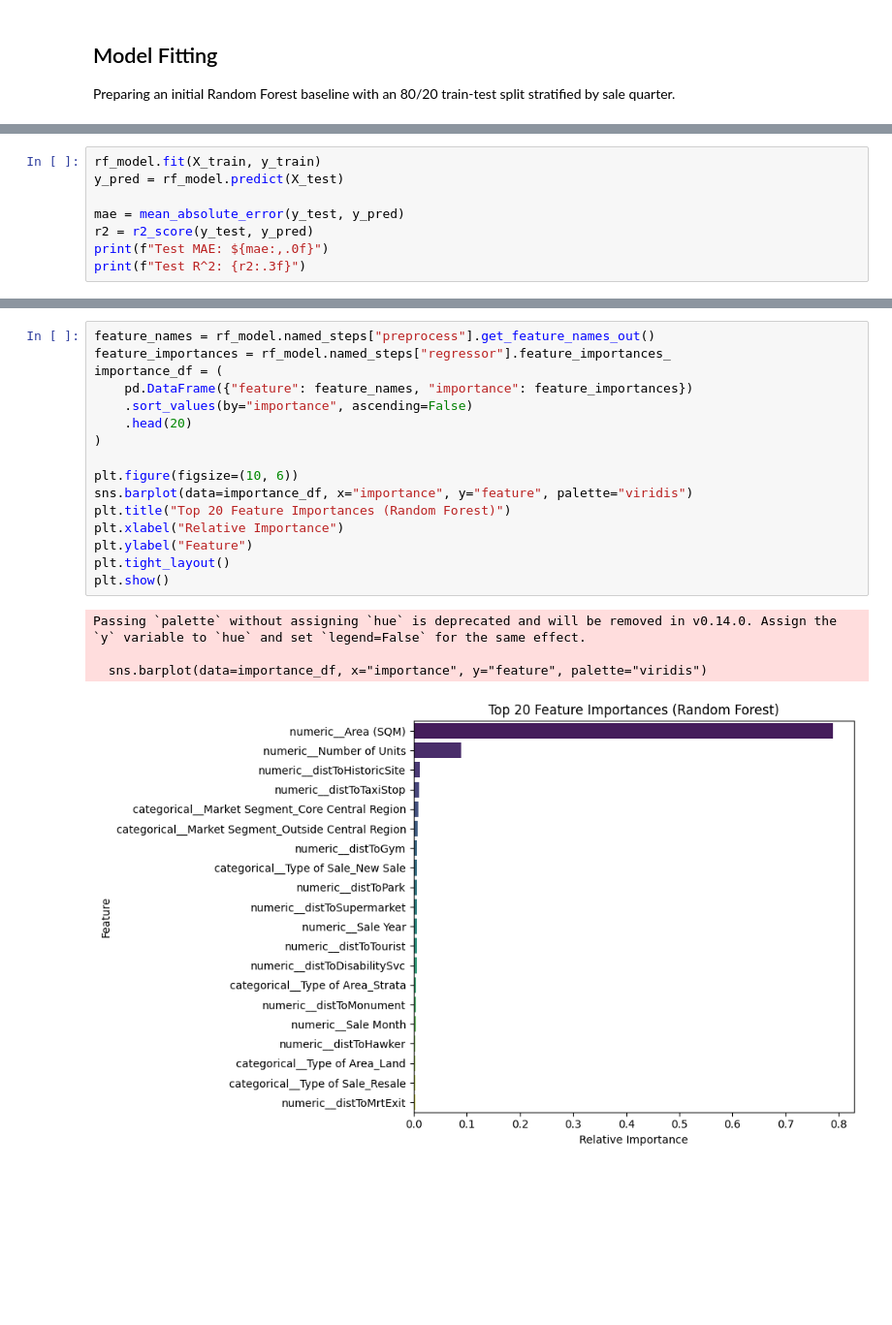
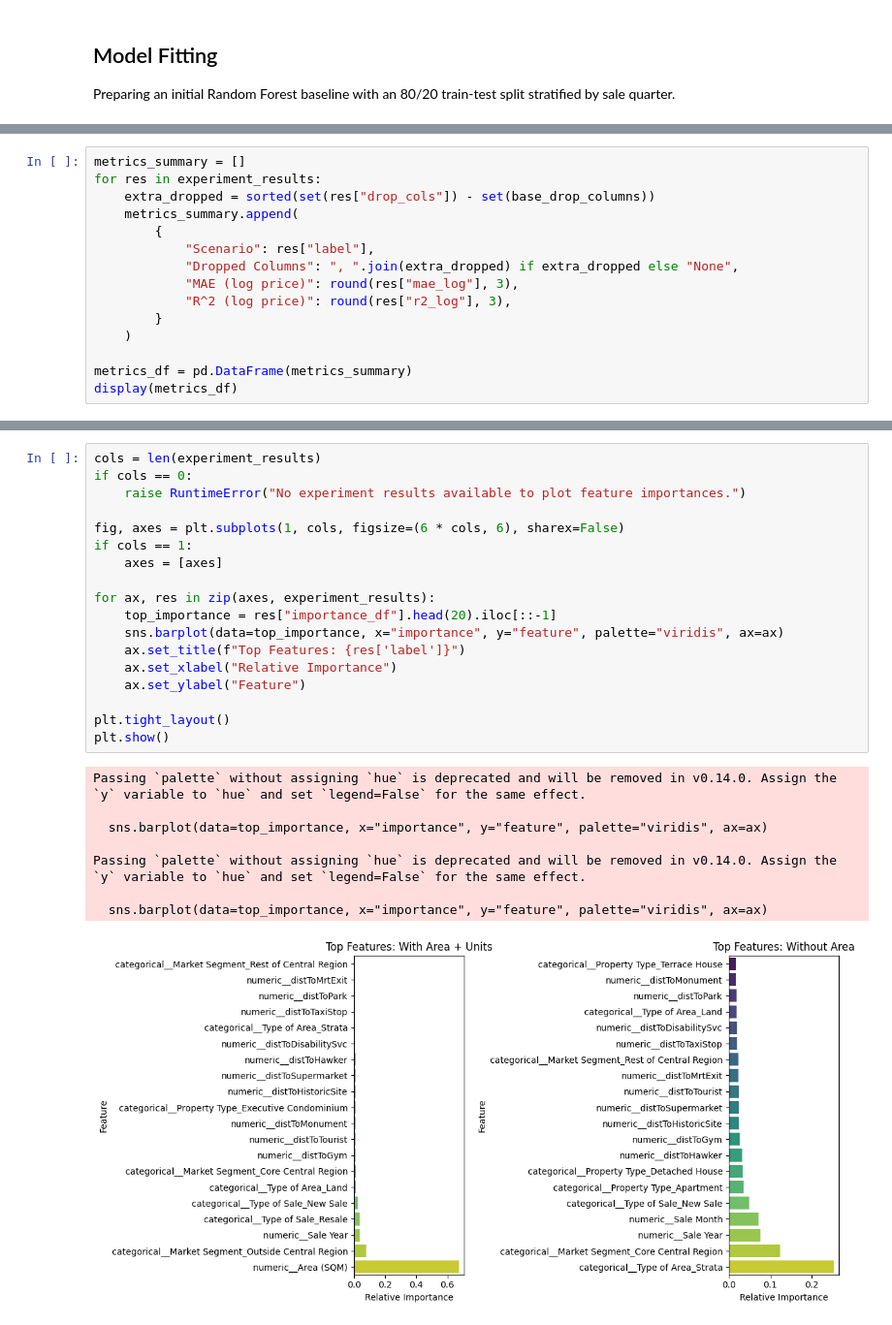
Before and after one commit to aatmiyasilwal/COMP3522-Singapore, a Jupyter notebook: ml.ipynb, the cells around one changed output, grey strips where cells are left out. Shown at 97% size. Cells and saved outputs as stored; diff of their text form; blank space fills up the shorter version.

```diff
--- a/ml.ipynb
+++ b/ml.ipynb
@@ -330,9 +376,16 @@ rf_model = Pipeline(
 # %%
-rf_model.fit(X_train, y_train)
-y_pred = rf_model.predict(X_test)
+metrics_summary = []
+for res in experiment_results:
+    extra_dropped = sorted(set(res["drop_cols"]) - set(base_drop_columns))
+    metrics_summary.append(
+        {
+            "Scenario": res["label"],
+            "Dropped Columns": ", ".join(extra_dropped) if extra_dropped else "None",
+            "MAE (log price)": round(res["mae_log"], 3),
+            "R^2 (log price)": round(res["r2_log"], 3),
+        }
+    )
 
-mae = mean_absolute_error(y_test, y_pred)
-r2 = r2_score(y_test, y_pred)
-print(f"Test MAE: ${mae:,.0f}")
-print(f"Test R^2: {r2:.3f}")
+metrics_df = pd.DataFrame(metrics_summary)
+display(metrics_df)
 # %% [output]
@@ -341,21 +395,27 @@ Test R^2: 0.919
 # %%
-feature_names = rf_model.named_steps["preprocess"].get_feature_names_out()
-feature_importances = rf_model.named_steps["regressor"].feature_importances_
-importance_df = (
-    pd.DataFrame({"feature": feature_names, "importance": feature_importances})
-    .sort_values(by="importance", ascending=False)
-    .head(20)
-)
+cols = len(experiment_results)
+if cols == 0:
+    raise RuntimeError("No experiment results available to plot feature importances.")
 
-plt.figure(figsize=(10, 6))
-sns.barplot(data=importance_df, x="importance", y="feature", palette="viridis")
-plt.title("Top 20 Feature Importances (Random Forest)")
-plt.xlabel("Relative Importance")
-plt.ylabel("Feature")
+fig, axes = plt.subplots(1, cols, figsize=(6 * cols, 6), sharex=False)
+if cols == 1:
+    axes = [axes]
+
+for ax, res in zip(axes, experiment_results):
+    top_importance = res["importance_df"].head(20).iloc[::-1]
+    sns.barplot(data=top_importance, x="importance", y="feature", palette="viridis", ax=ax)
+    ax.set_title(f"Top Features: {res['label']}")
+    ax.set_xlabel("Relative Importance")
+    ax.set_ylabel("Feature")
+
 plt.tight_layout()
 plt.show()
 # %% [output]
 Passing `palette` without assigning `hue` is deprecated and will be removed in v0.14.0. Assign the `y` variable to `hue` and set `legend=False` for the same effect.
 
-  sns.barplot(data=importance_df, x="importance", y="feature", palette="viridis")
+  sns.barplot(data=top_importance, x="importance", y="feature", palette="viridis", ax=ax)
+
+Passing `palette` without assigning `hue` is deprecated and will be removed in v0.14.0. Assign the `y` variable to `hue` and set `legend=False` for the same effect.
+
+  sns.barplot(data=top_importance, x="importance", y="feature", palette="viridis", ax=ax)
-[figure, old version]
+[figure, new version]
```
Also changed, not shown: parts of 8 cells of this notebook.
